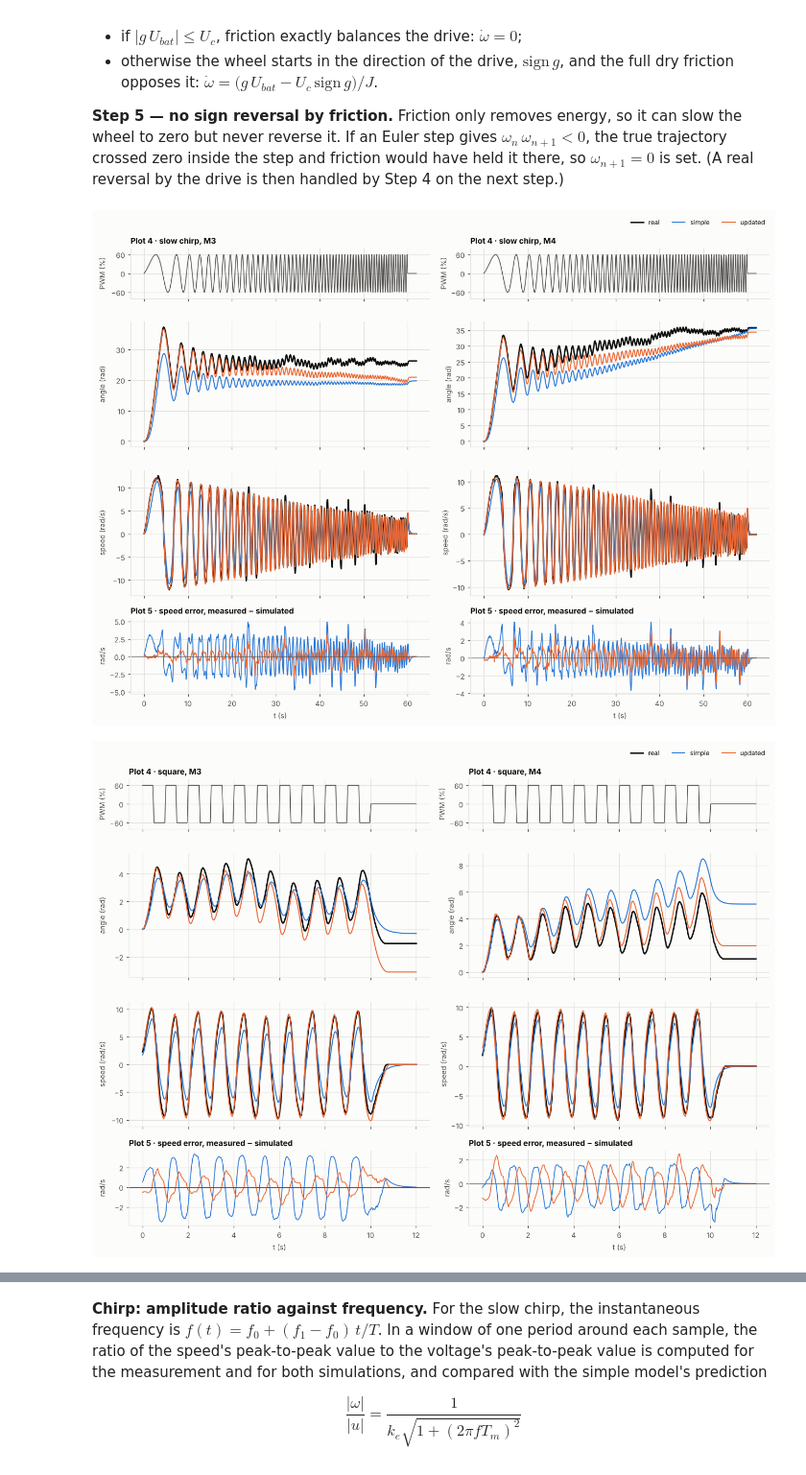
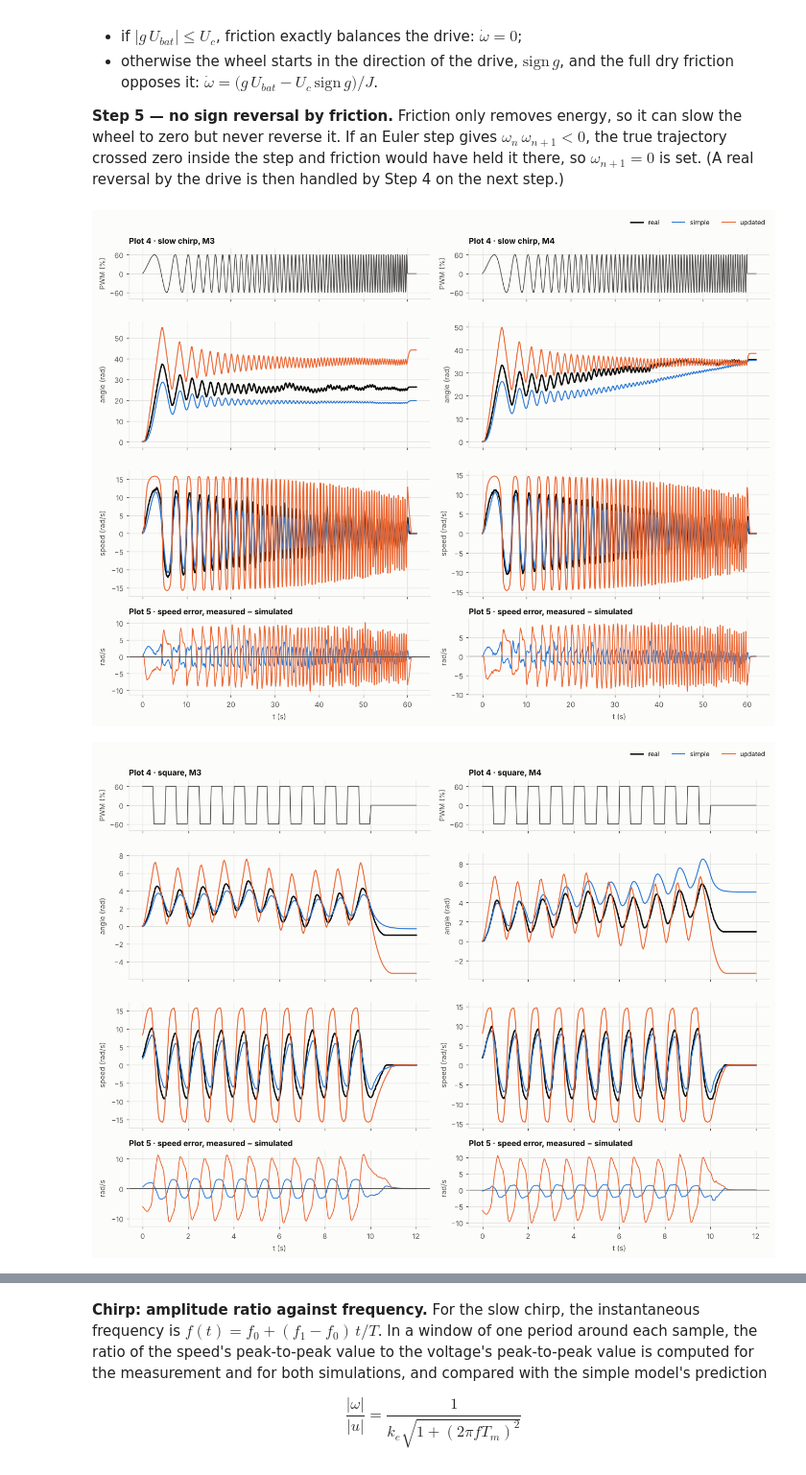
Before and after one commit to charosmuxammadiyeva/Robotics_fall, a Jupyter notebook: Assignment_1/bonus/robotics_lab5_70_bonus.ipynb, the cells around one changed output, grey strips where cells are left out. Shown at 96% size. Cells and saved outputs as stored; diff of their text form; code cells hidden in the pictures.

```diff
--- a/Assignment_1/bonus/robotics_lab5_70_bonus.ipynb
+++ b/Assignment_1/bonus/robotics_lab5_70_bonus.ipynb
@@ -584,5 +551,5 @@ Physical meaning: the numerator is the voltage needed to beat friction at speed
 # %%
-params, gmap = {}, {}
+params = {}
 for m in MOTORS:
     d = steps[steps.motor == m]
     s100 = d[d.pwm.abs() == 100]
@@ -592,27 +559,12 @@ for m in MOTORS:
     J = tau100 * K
     b = J / f['tau_c']
     params[m] = dict(J=J, k_e=K - b, b=b, U_c=f['a_c'] * J, T_m=J / (K - b), tau100=tau100, w100=w100)
-    moving = d[d.w_ss.abs() > 0.5].sort_values('pwm')
-    p = params[m]
-    g = np.sign(moving.w_ss) * (p['b'] * moving.w_ss.abs() + p['U_c']) / (U_BATTERY - p['k_e'] * moving.w_ss.abs())
-    g = np.where(moving.pwm.abs() == 100, np.sign(moving.pwm), g)     # at ±100 % the switch is always on: g = ±1
-    order = np.argsort(np.r_[moving.pwm, 0])
-    gmap[m] = (np.r_[moving.pwm, 0][order], np.r_[g, 0][order])
-
 print(pd.DataFrame({m: {
     'τ100, step at ±100 %, s': p['tau100'], 'ω100, no-load speed at 100 %, rad/s': p['w100'],
     'τc, coast time constant, s': friction[m]['tau_c'], 'ac, coast deceleration, rad/s²': friction[m]['a_c'],
     'k_e, back-EMF constant, V·s/rad': p['k_e'], 'b, viscous friction, V·s/rad': p['b'],
     'U_c, Coulomb friction, V': p['U_c'], 'U_c in % PWM': 100 * p['U_c'] / U_BATTERY,
     'J, inertia, V·s²/rad': p['J'], 'T_m = J/k_e, s': p['T_m']} for m, p in params.items()}).round(4).to_string())
-
-fig, ax = plt.subplots(figsize=(7, 4.2))
-ax.plot([-100, 100], [-1, 1], color=GREY, lw=1.2, label='ideal driver: g = PWM/100')
-for m, mk, color in zip(MOTORS, ('o-', 's-'), (BLUE, ORANGE)):
-    ax.plot(*gmap[m], mk, color=color, ms=3.5, lw=1.2, label=m)
-ax.axhline(0, color=INK2, lw=0.8); ax.axvline(0, color=INK2, lw=0.8)
-ax.set(title='Effective switch-on fraction g of the TRIK driver', xlabel='PWM (%)', ylabel='g')
-ax.legend(loc='upper left'); plt.tight_layout(); plt.show()
 # %% [output]
                                           M3       M4
 τ100, step at ±100 %, s               0.0338   0.0308
@@ -696,9 +647,9 @@ def accel_simple(m):
     return f
 
 def accel_updated(m):
-    p, (gp, gg) = params[m], gmap[m]
+    p = params[m]
     def f(w, pwm):
-        g = np.interp(pwm, gp, gg)
+        g = pwm / 100                                   # ideal driver
         if w == 0:
             return 0.0 if abs(g * U_BATTERY) <= p['U_c'] else (g * U_BATTERY - np.sign(g) * p['U_c']) / p['J']
         return (g * U_BATTERY - (abs(g) * p['k_e'] + p['b']) * w - np.sign(w) * p['U_c']) / p['J']
@@ -706,32 +657,32 @@ def accel_updated(m):
 
 results, sims = [], {}
 for s, (name, dur) in SIGNALS.items():
     fig, ax = plt.subplots(4, 2, figsize=(12, 9), sharex=True, gridspec_kw={'height_ratios': [0.8, 2, 2, 1.2]})
     for i, m in enumerate(MOTORS):
         r = runs[(s, m)]
         w = speed(r['t'], r['theta'])
         sims[(s, m)] = {'simple': simulate(r['t'], r['pwm'], accel_simple(m)),
                         'updated': simulate(r['t'], r['pwm'], accel_updated(m))}
         ax[0, i].plot(r['t'], r['pwm'], color=INK2, lw=1)
         ax[1, i].plot(r['t'], r['theta'], color=C_REAL, lw=1.8, label='real')
         ax[2, i].plot(r['t'], w, color=C_REAL, lw=1.8, label='real')
         for model, color in (('simple', C_SIMPLE), ('updated', C_UPDATED)):
             w_sim = speed(r['t'], sims[(s, m)][model])
             ax[1, i].plot(r['t'], sims[(s, m)][model], color=color, lw=1.3, label=model)
             ax[2, i].plot(r['t'], w_sim, color=color, lw=1.3, label=model)
             ax[3, i].plot(r['t'], w - w_sim, color=color, lw=1.1, label=model)
             results.append(dict(signal=name, motor=m, model=model,
                                 speed_fit=fit_pct(w, w_sim), speed_RMSE=np.sqrt(np.mean((w - w_sim) ** 2)),
                                 angle_fit=fit_pct(r['theta'], sims[(s, m)][model]),
                                 angle_RMSE=np.sqrt(np.mean((r['theta'] - sims[(s, m)][model]) ** 2))))
         ax[0, i].set(title=f'Plot 4 · {name}, {m}', ylabel='PWM (%)', ylim=(-80, 80), yticks=[-60, 0, 60])
         ax[1, i].set(ylabel='angle (rad)')
         ax[2, i].set(ylabel='speed (rad/s)')
         ax[3, i].set(title='Plot 5 · speed error, measured − simulated', xlabel='t (s)', ylabel='rad/s')
         ax[3, i].axhline(0, color=INK2, lw=0.8)
     fig.legend(*ax[1, 0].get_legend_handles_labels(), loc='upper right', ncol=3, bbox_to_anchor=(0.99, 1.0))
     fig.align_ylabels(ax[:, 0])
     plt.tight_layout(rect=(0, 0, 1, 0.97)); plt.show()
 # %% [output]
-[figure, old version]
+[figure, new version]
-[figure, old version]
+[figure, new version]
```
Also changed, not shown: parts of 11 cells of this notebook.
